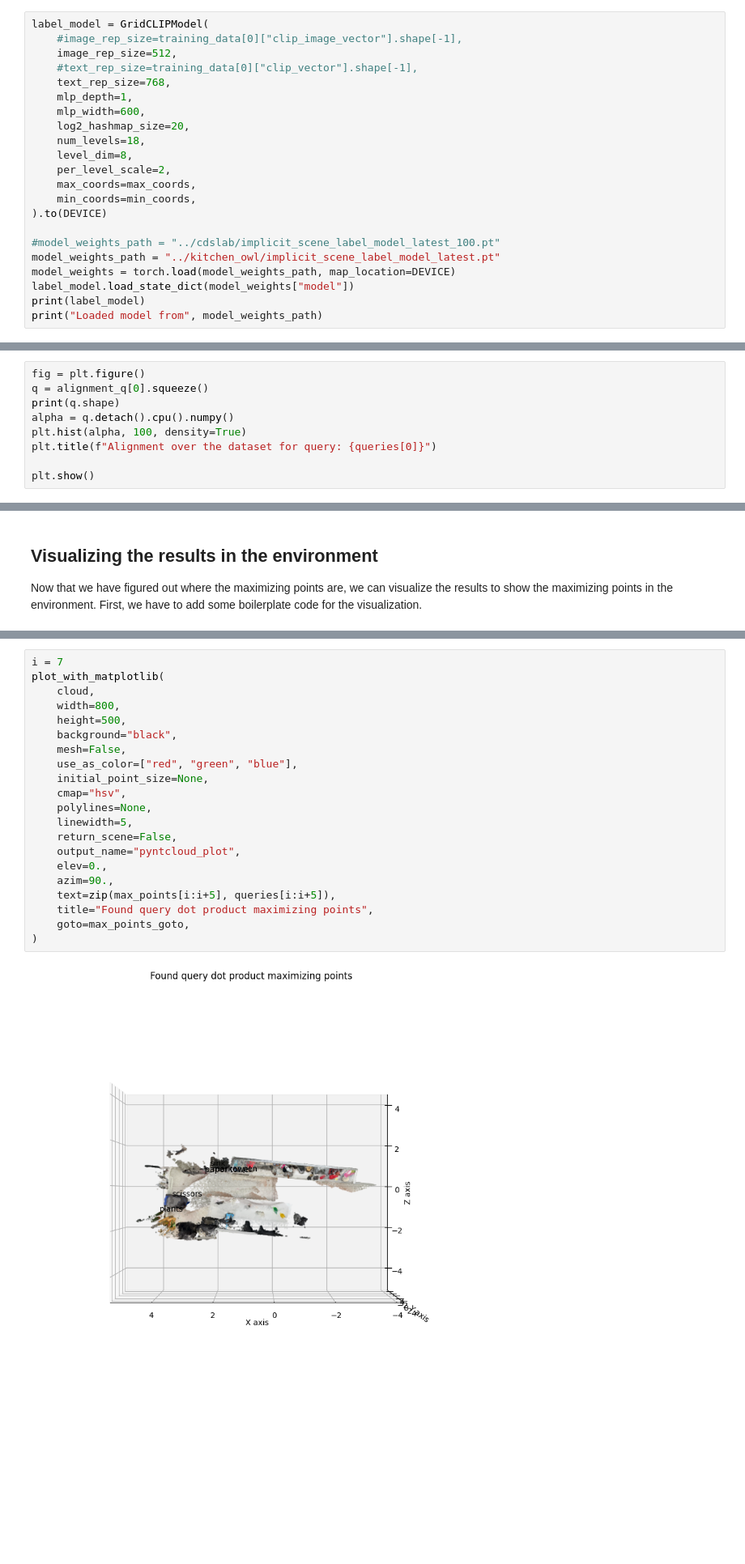
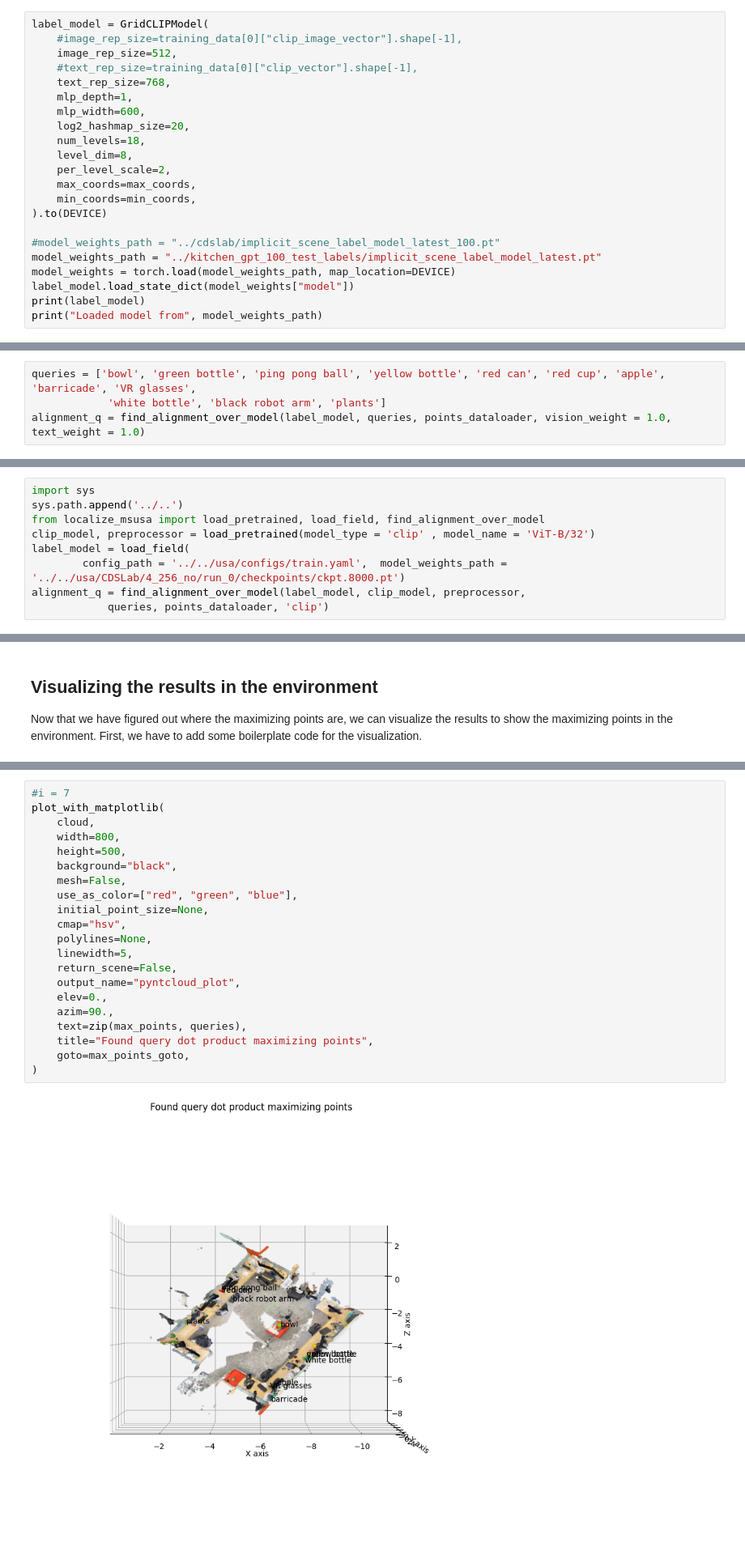
Before and after one commit to cpaxton/clip-fields, a Jupyter notebook: demo/4 - test model.ipynb, the cells around one changed output, grey strips where cells are left out. Shown at 81% size. Cells and saved outputs as stored; diff of their text form; blank space fills up the shorter version.

```diff
--- a/demo/4 - test model.ipynb
+++ b/demo/4 - test model.ipynb
@@ -76,7 +76,7 @@ label_model = GridCLIPModel(
 ).to(DEVICE)
 
 #model_weights_path = "../cdslab/implicit_scene_label_model_latest_100.pt"
-model_weights_path = "../kitchen_owl/implicit_scene_label_model_latest.pt"
+model_weights_path = "../kitchen_gpt_100_test_labels/implicit_scene_label_model_latest.pt"
 model_weights = torch.load(model_weights_path, map_location=DEVICE)
 label_model.load_state_dict(model_weights["model"])
 print(label_model)
@@ -314,12 +314,3 @@ To disable this warning, you can either:
 torch.Size([21, 1159001])
 # %% [markdown]
 We can even visualize the "alignment" over the set of points! Let's visualize that for the first query.
-# %%
-fig = plt.figure()
-q = alignment_q[0].squeeze()
-print(q.shape)
-alpha = q.detach().cpu().numpy()
-plt.hist(alpha, 100, density=True)
-plt.title(f"Alignment over the dataset for query: {queries[0]}")
-
-plt.show()
@@ -328,0 +317,4 @@ torch.Size([1159001])
+# %%
+queries = ['bowl', 'green bottle', 'ping pong ball', 'yellow bottle', 'red can', 'red cup', 'apple', 'barricade', 'VR glasses',
+            'white bottle', 'black robot arm', 'plants']
+alignment_q = find_alignment_over_model(label_model, queries, points_dataloader, vision_weight = 1.0, text_weight = 1.0)
@@ -328,0 +343,9 @@ torch.Size([1159001])
+# %%
+import sys
+sys.path.append('../..')
+from localize_msusa import load_pretrained, load_field, find_alignment_over_model
+clip_model, preprocessor = load_pretrained(model_type = 'clip' , model_name = 'ViT-B/32')
+label_model = load_field(
+        config_path = '../../usa/configs/train.yaml',  model_weights_path = '../../usa/CDSLab/4_256_no/run_0/checkpoints/ckpt.8000.pt')
+alignment_q = find_alignment_over_model(label_model, clip_model, preprocessor,
+            queries, points_dataloader, 'clip')
@@ -571,28 +472,28 @@ def plot_with_matplotlib(cloud,
 
     return plt.show()
 # %%
-i = 7
+#i = 7
 plot_with_matplotlib(
     cloud,
     width=800,
     height=500,
     background="black",
     mesh=False,
     use_as_color=["red", "green", "blue"],
     initial_point_size=None,
     cmap="hsv",
     polylines=None,
     linewidth=5,
     return_scene=False,
     output_name="pyntcloud_plot",
     elev=0.,
     azim=90.,
-    text=zip(max_points[i:i+5], queries[i:i+5]),
+    text=zip(max_points, queries),
     title="Found query dot product maximizing points",
     goto=max_points_goto,
 )
 # %% [output]
-[figure, old version]
+[figure, new version]
 # %% [markdown]
 ## (Extra) Aligning the point cloud to the ground plane
 This horizonal plot helps us to figure out the translation between the ground plane and the scanned point cloud's ground plane, helpful if our robot planner needs to correct for the ground plane coordinates.
```
Also changed, not shown: parts of 13 cells of this notebook, 3 other files.
